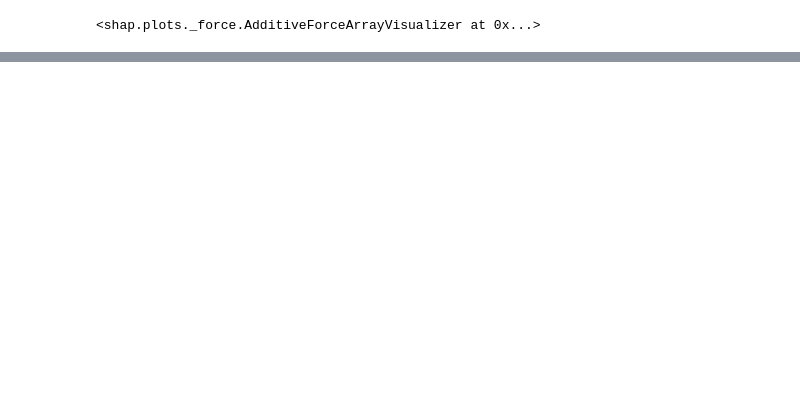
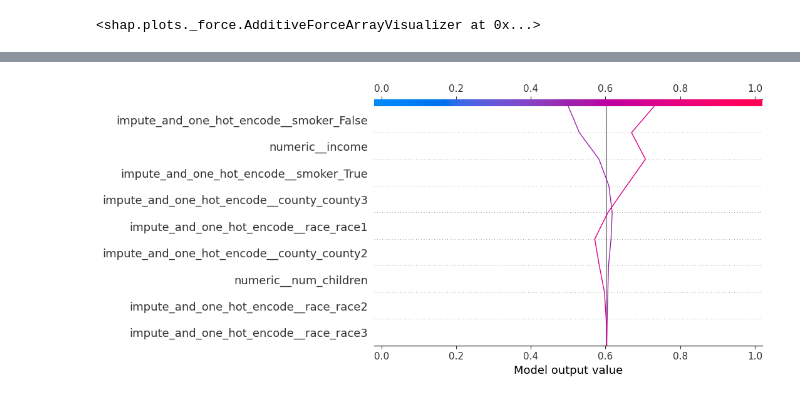
Before and after one commit to PiStefania/mlinspect, a Jupyter notebook: features/explainability/examples/shap/inspection.ipynb, the cells around one changed output, grey strips where cells are left out. Cells and saved outputs as stored; diff of their text form; code cells hidden in the pictures; blank space fills up the shorter version.

```diff
--- a/features/explainability/examples/shap/inspection.ipynb
+++ b/features/explainability/examples/shap/inspection.ipynb
@@ -141,0 +134,4 @@ shap.summary_plot(
+# %%
+shap.decision_plot(explainer.expected_value, shap_values, X_t_test[:1], feature_names=featurisation.get_feature_names_out(), link="logit")
+# %% [output]
+[figure, added]
```
Also changed, not shown: parts of 5 cells of this notebook, 15 other files.
